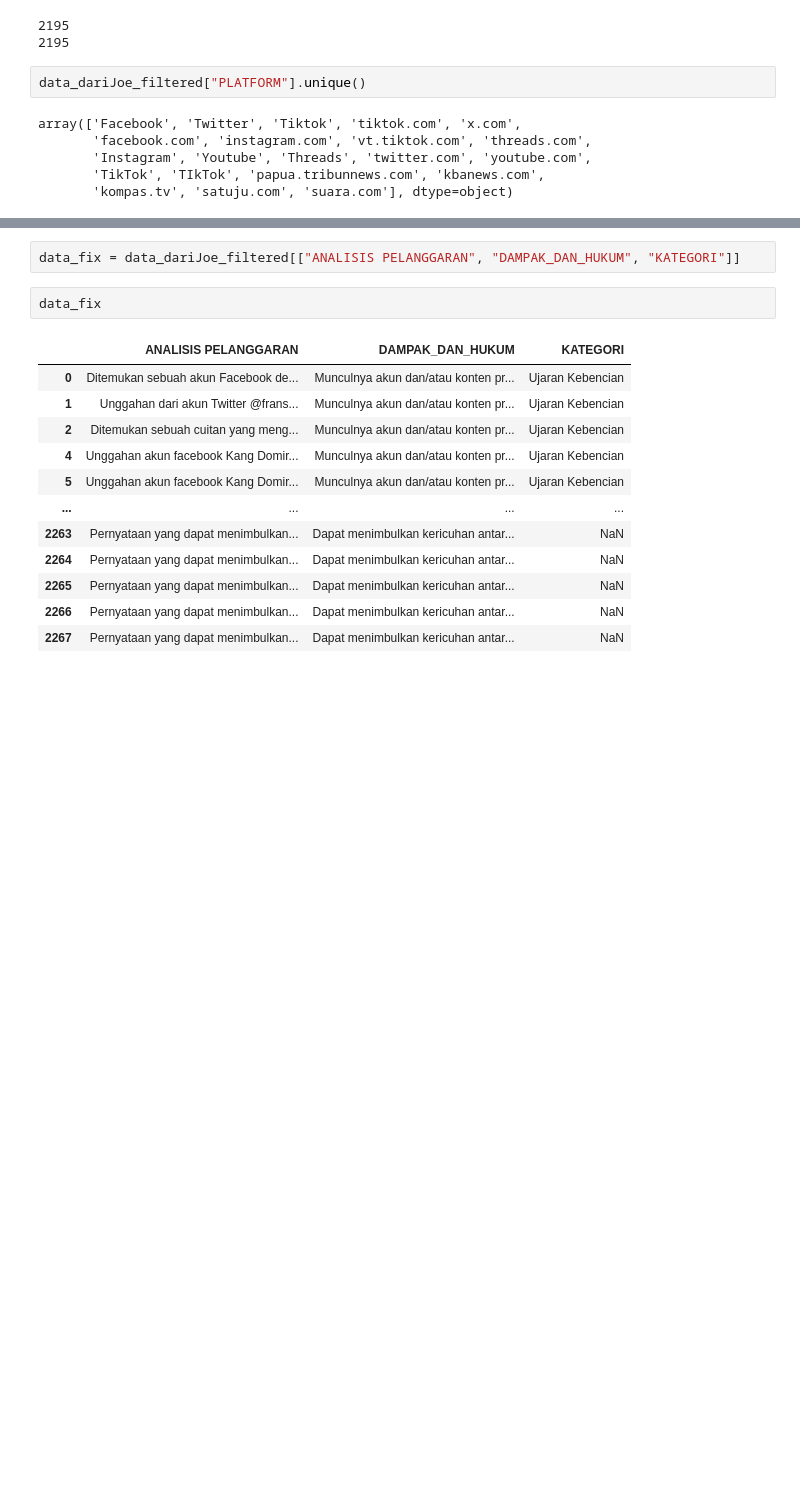
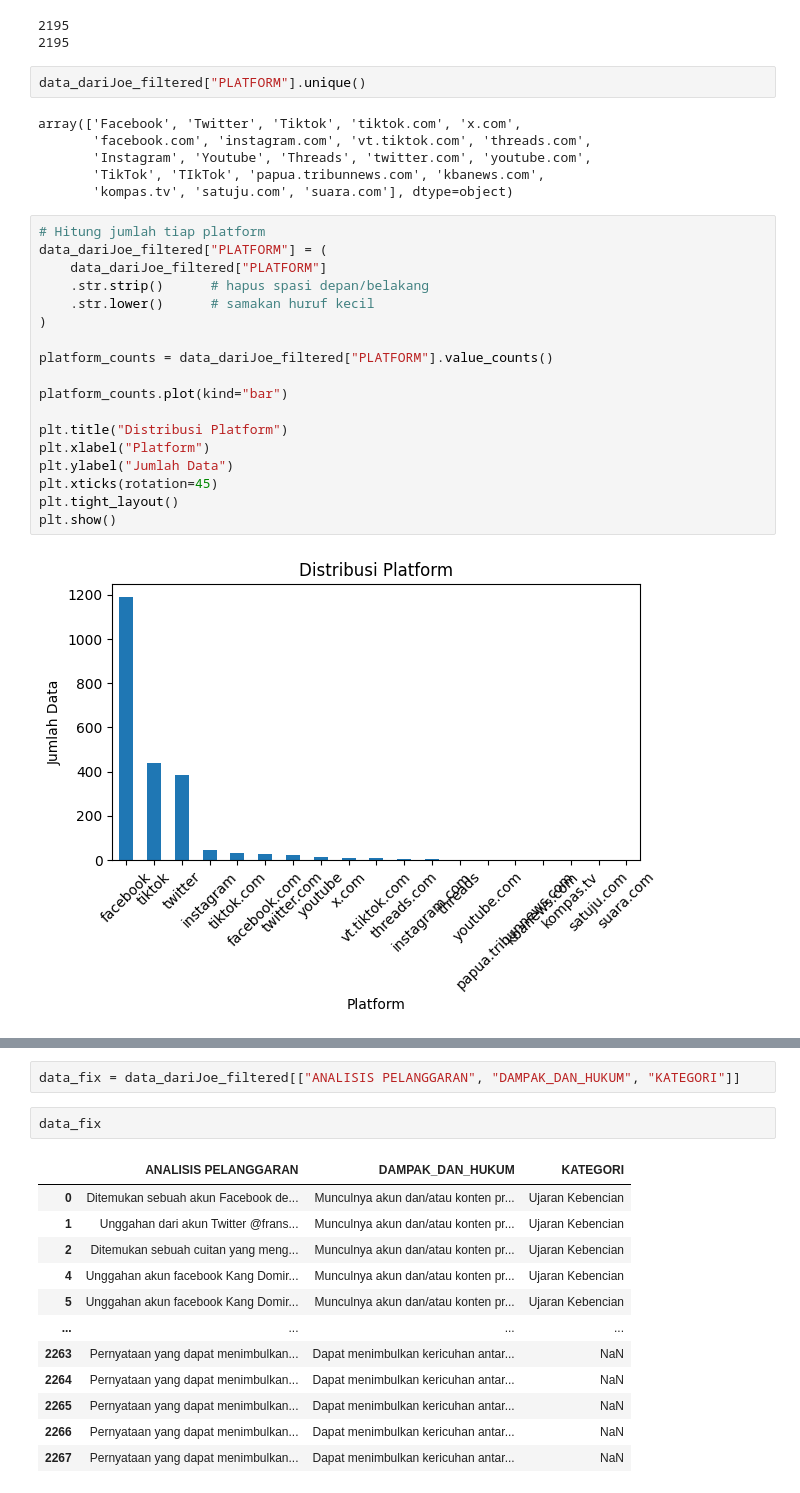
Before and after one commit to imdipo/capstone-AITF-komdigi, a Jupyter notebook: Cleaning/bersihin.ipynb, the cells around one changed output, grey strips where cells are left out. Cells and saved outputs as stored; diff of their text form; blank space fills up the shorter version.

```diff
--- a/Cleaning/bersihin.ipynb
+++ b/Cleaning/bersihin.ipynb
@@ -1317,6 +1327,26 @@ array(['Facebook', 'Twitter', 'Tiktok', 'tiktok.com', 'x.com',
        'Instagram', 'Youtube', 'Threads', 'twitter.com', 'youtube.com',
        'TikTok', 'TIkTok', 'papua.tribunnews.com', 'kbanews.com',
        'kompas.tv', 'satuju.com', 'suara.com'], dtype=object)
+# %%
+# Hitung jumlah tiap platform
+data_dariJoe_filtered["PLATFORM"] = (
+    data_dariJoe_filtered["PLATFORM"]
+    .str.strip()      # hapus spasi depan/belakang
+    .str.lower()      # samakan huruf kecil
+)
+
+platform_counts = data_dariJoe_filtered["PLATFORM"].value_counts()
+
+platform_counts.plot(kind="bar")
+
+plt.title("Distribusi Platform")
+plt.xlabel("Platform")
+plt.ylabel("Jumlah Data")
+plt.xticks(rotation=45)
+plt.tight_layout()
+plt.show()
+# %% [output]
+[figure, added]
 # %%
 target_map = {
     "TikTok" : "Tiktok",
```
Also changed, not shown: parts of 8 cells of this notebook.
